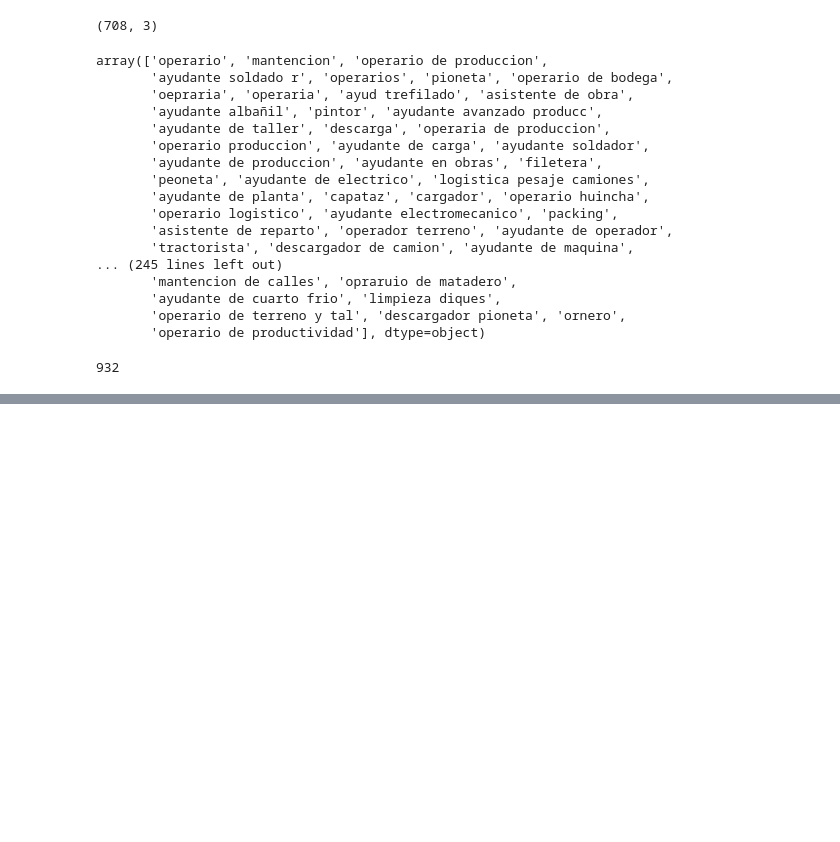
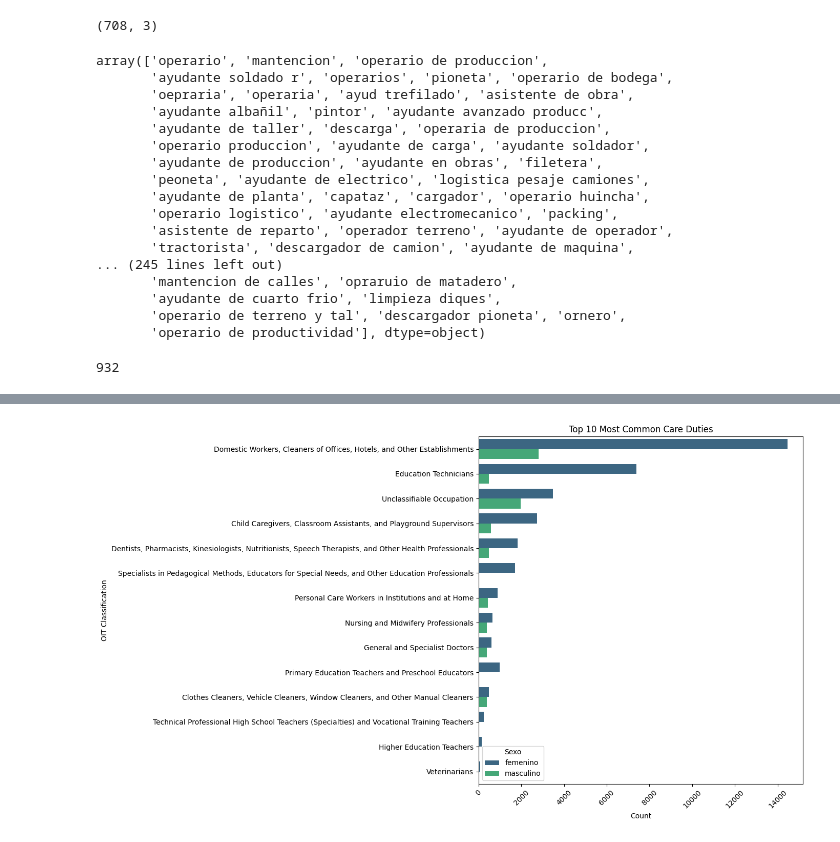
Before and after one commit to Work-Related-Accidents/sex-differences-in-work-related-accidents-2025, a Jupyter notebook: classification/llm.ipynb, the cells around one changed output, grey strips where cells are left out. Saved outputs shown, nothing was run; the diff lists cells and outputs as text; code cells hidden in the pictures; blank space fills up the shorter version.

```diff
--- a/classification/llm.ipynb
+++ b/classification/llm.ipynb
@@ -347,0 +602,22 @@ classified_occupations_93
+# %%
+grouped = care_duties_df.groupby(['clasificacion-oit', 'sexo', 'description'])['count'].sum().reset_index()
+total_counts = grouped.groupby('description')['count'].sum().sort_values(ascending=False)
+sorted_classes = total_counts.index.tolist()
+
+plt.figure(figsize=(14, 8))
+sns.barplot(data=grouped,
+            y='description',
+            x='count',
+            hue='sexo',
+            order=sorted_classes,
+            palette='viridis')
+
+plt.xlabel('Count')
+plt.ylabel('OIT Classification')
+plt.title('Top 10 Most Common Care Duties')
+plt.xticks(rotation=45)
+plt.legend(title='Sexo')
+plt.tight_layout()
+plt.show()
+# %% [output]
+[figure, added]
```
Also changed, not shown: parts of 62 cells of this notebook, 1 other file.
